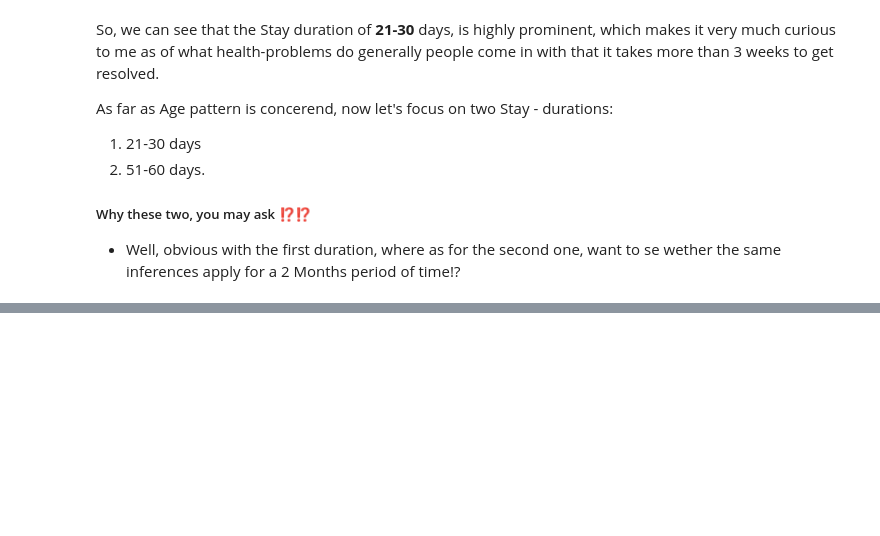
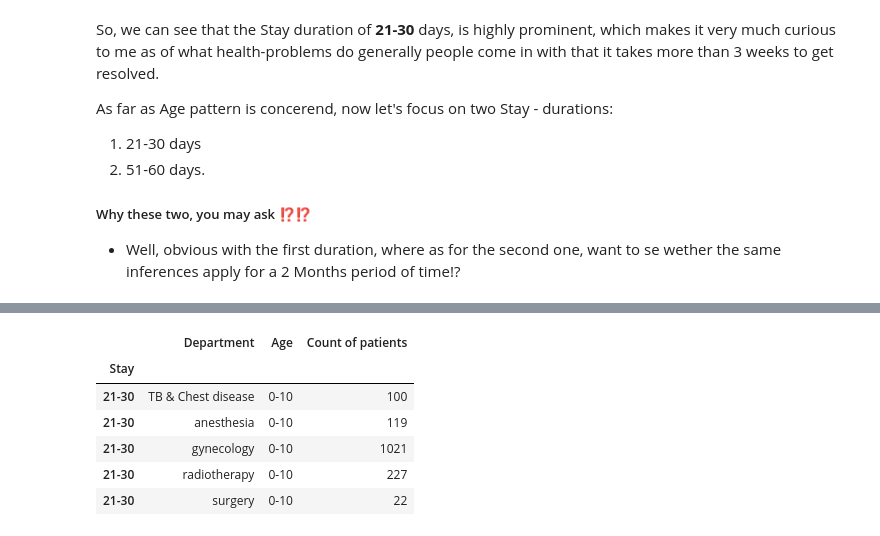
Before and after one commit to mishra-atul5001/Data-Science-Medium-Content, a Jupyter notebook: healthcare-problem-statement.ipynb, the cells around one changed output, grey strips where cells are left out. Drawn from its saved outputs; the diff is of its cells as text; code cells hidden in the pictures; blank space fills up the shorter version.

```diff
--- a/healthcare-problem-statement.ipynb
+++ b/healthcare-problem-statement.ipynb
@@ -132,0 +171,10 @@ stay_specific_data
+# %%
+dur_21_30.head()
+# %% [output]
+|  | Department | Age | Count of patients |
+| Stay |  |  |  |
+| 21-30 | TB & Chest disease | 0-10 | 100 |
+| 21-30 | anesthesia | 0-10 | 119 |
+| 21-30 | gynecology | 0-10 | 1021 |
+| 21-30 | radiotherapy | 0-10 | 227 |
+| 21-30 | surgery | 0-10 | 22 |
```
Also changed, not shown: parts of 12 cells of this notebook.
